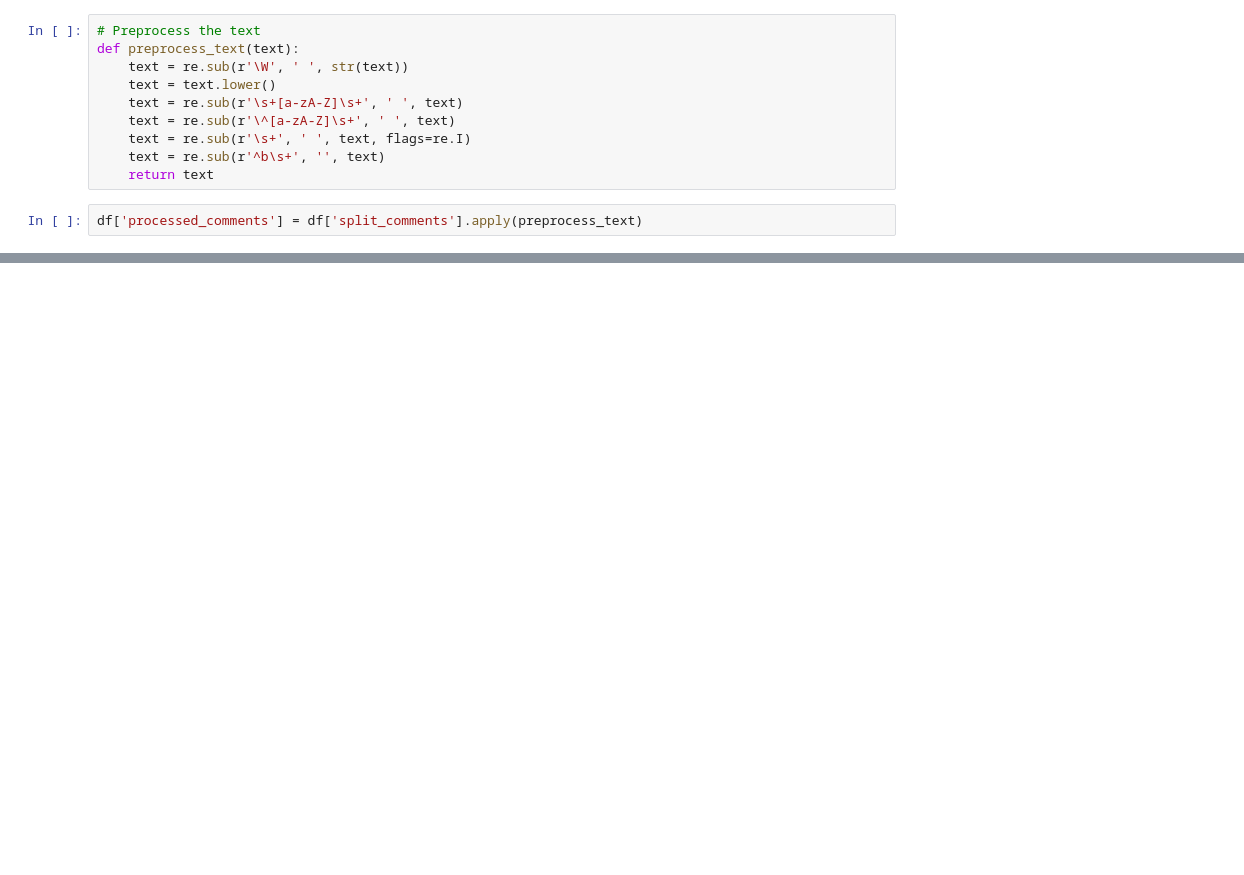
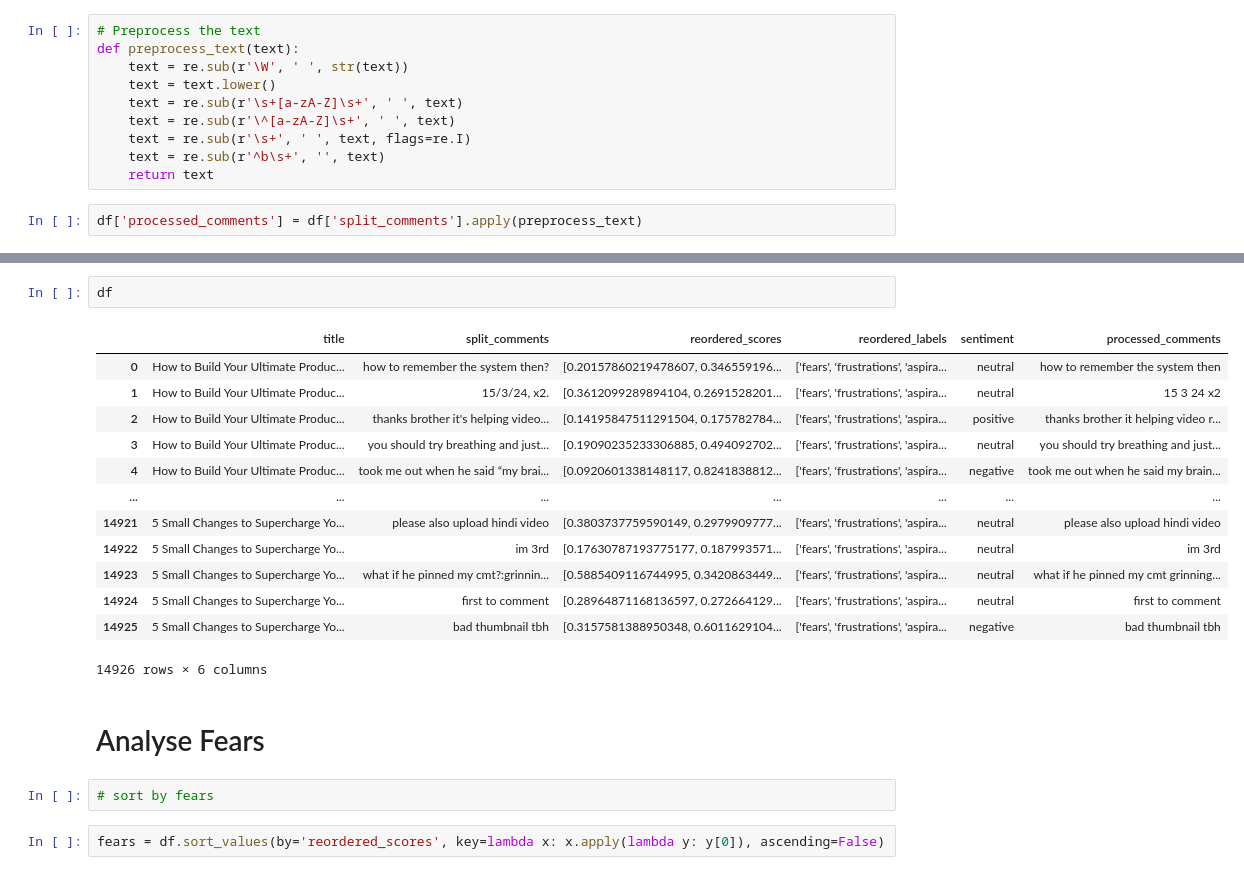
Before and after one commit to SiddhantG11/YouTube_Analysis, a Jupyter notebook: analysis.ipynb, the cells around one changed output, grey strips where cells are left out. Drawn from its saved outputs; the diff is of its cells as text; blank space fills up the shorter version.

```diff
--- a/analysis.ipynb
+++ b/analysis.ipynb
@@ -146,0 +92,22 @@ df[df['cluster']== 1]
+# %%
+df
+# %% [output]
+|  | title | split_comments | reordered_scores | reordered_labels | sentiment | processed_comments |
+| 0 | How to Build Your Ultimate Produc... | how to remember the system then? | [0.20157860219478607, 0.346559196... | ['fears', 'frustrations', 'aspira... | neutral | how to remember the system then |
+| 1 | How to Build Your Ultimate Produc... | 15/3/24, x2. | [0.3612099289894104, 0.2691528201... | ['fears', 'frustrations', 'aspira... | neutral | 15 3 24 x2 |
+| 2 | How to Build Your Ultimate Produc... | thanks brother it's helping video... | [0.14195847511291504, 0.175782784... | ['fears', 'frustrations', 'aspira... | positive | thanks brother it helping video r... |
+| 3 | How to Build Your Ultimate Produc... | you should try breathing and just... | [0.19090235233306885, 0.494092702... | ['fears', 'frustrations', 'aspira... | neutral | you should try breathing and just... |
+| 4 | How to Build Your Ultimate Produc... | took me out when he said “my brai... | [0.0920601338148117, 0.8241838812... | ['fears', 'frustrations', 'aspira... | negative | took me out when he said my brain... |
+| ... | ... | ... | ... | ... | ... | ... |
+| 14921 | 5 Small Changes to Supercharge Yo... | please also upload hindi video | [0.3803737759590149, 0.2979909777... | ['fears', 'frustrations', 'aspira... | neutral | please also upload hindi video |
+| 14922 | 5 Small Changes to Supercharge Yo... | im 3rd | [0.17630787193775177, 0.187993571... | ['fears', 'frustrations', 'aspira... | neutral | im 3rd |
+| 14923 | 5 Small Changes to Supercharge Yo... | what if he pinned my cmt?:grinnin... | [0.5885409116744995, 0.3420863449... | ['fears', 'frustrations', 'aspira... | neutral | what if he pinned my cmt grinning... |
+| 14924 | 5 Small Changes to Supercharge Yo... | first to comment | [0.28964871168136597, 0.272664129... | ['fears', 'frustrations', 'aspira... | neutral | first to comment |
+| 14925 | 5 Small Changes to Supercharge Yo... | bad thumbnail tbh | [0.3157581388950348, 0.6011629104... | ['fears', 'frustrations', 'aspira... | negative | bad thumbnail tbh |
+14926 rows × 6 columns
+# %% [markdown]
+# Analyse Fears
+# %%
+# sort by fears
+# %%
+fears = df.sort_values(by='reordered_scores', key=lambda x: x.apply(lambda y: y[0]), ascending=False)
```
Also changed, not shown: parts of 19 cells of this notebook, 2 other files.
